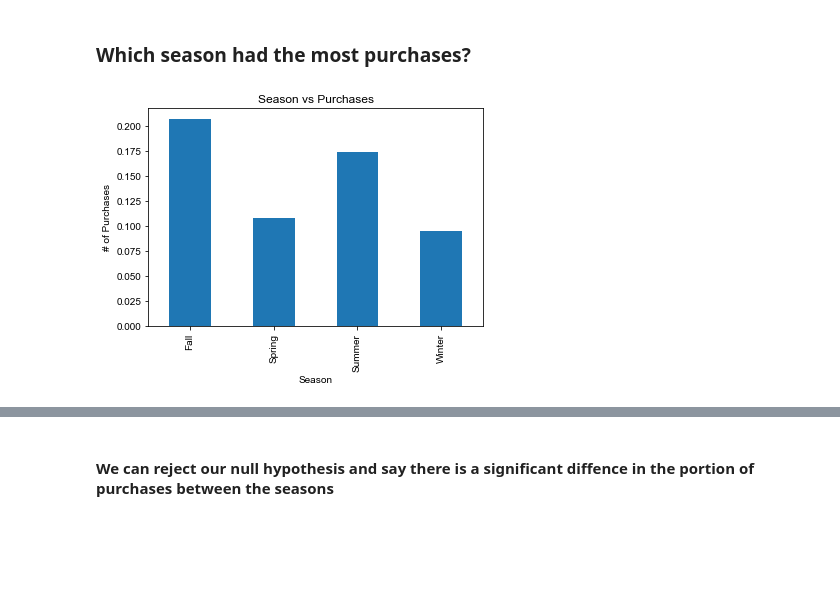
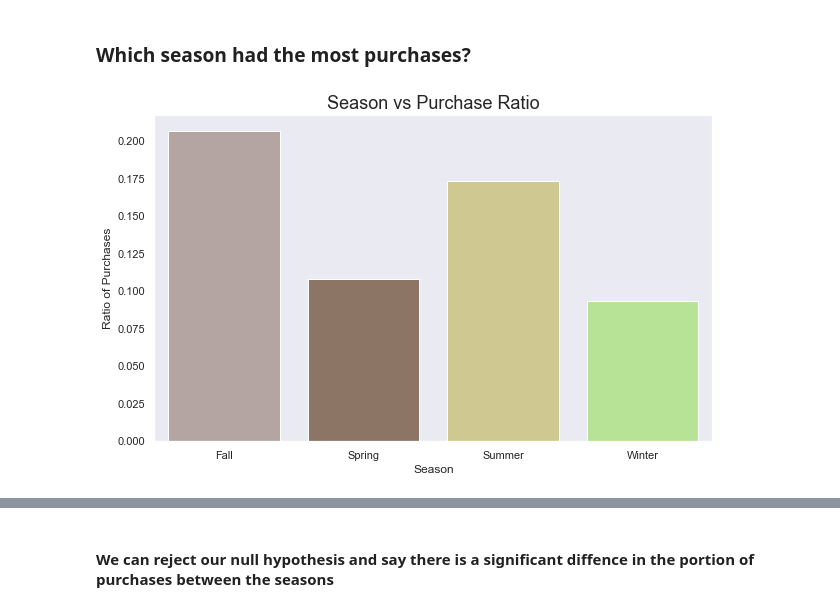
Before and after one commit to drdips/online_shopper, a Jupyter notebook: data_cleaning.ipynb, the cells around one changed output, grey strips where cells are left out. Drawn from its saved outputs; the diff is of its cells as text; code cells hidden in the pictures; blank space fills up the shorter version.

```diff
--- a/data_cleaning.ipynb
+++ b/data_cleaning.ipynb
@@ -171,17 +171,17 @@ df['Revenue'] = df['Revenue'].map(lambda x: 1 if x ==True else 0)
 # %% [markdown]
 ### Which season had the most purchases?
 # %%
-grp = df[df['Revenue']==1]
+plt.figure(figsize = (10,6))
 y = df.groupby(['Season']).Revenue.mean();
-y.plot.bar()
-# sns.barplot(x,y)
-sns.set(style='dark')
-plt.title('Season vs Purchases', fontsize=12);
+x = y.index
+sns.barplot(x,y)
+sns.set(style='dark', palette='ocean_r')
+plt.title('Season vs Purchase Ratio', fontsize=18);
 plt.xlabel('Season');
-plt.ylabel('# of Purchases');
+plt.ylabel('Ratio of Purchases');
 # plt.suptitle(, fontsize=12);
 # %% [output]
-[figure, old version]
+[figure, new version]
 # %%
 df.info()
 # %% [output]
```
Also changed, not shown: parts of 27 cells of this notebook, 1 other file.
